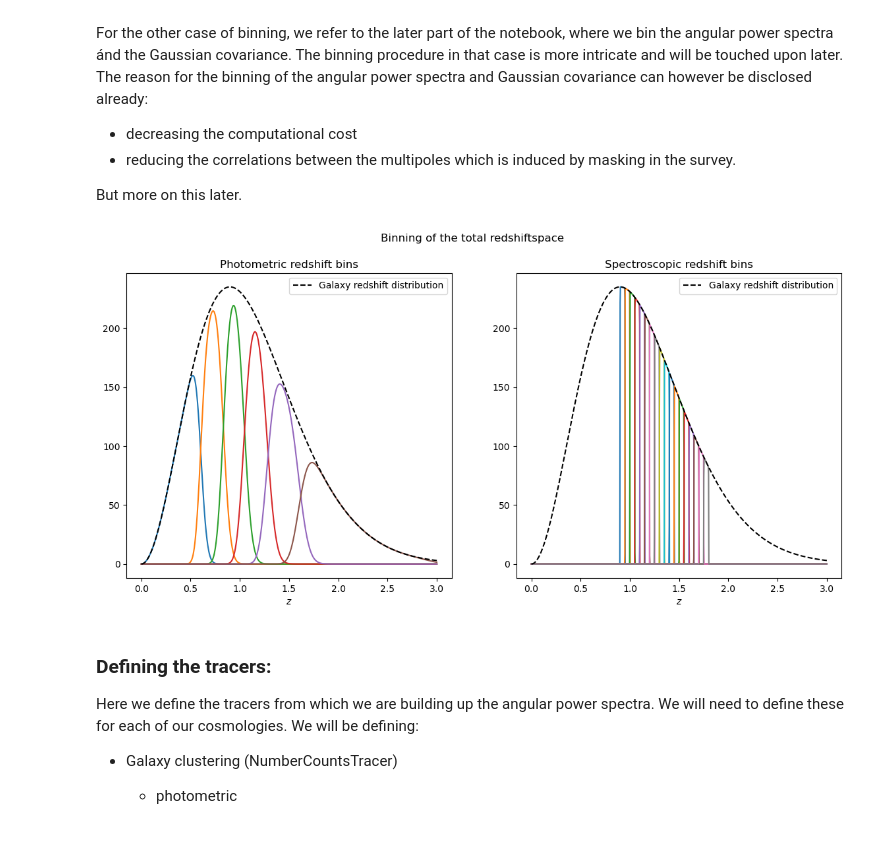
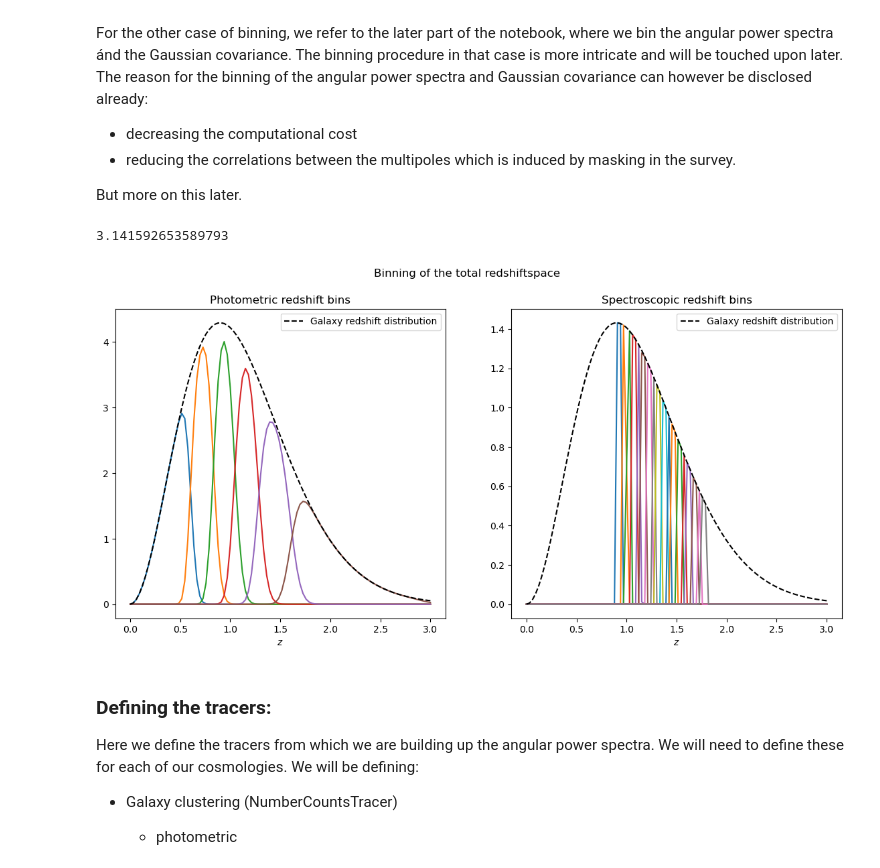
Before and after one commit to XanderHenrik/Masters-Project, a Jupyter notebook: notebooks/identifiability_test.ipynb, the cells around one changed output. Drawn from its saved outputs; the diff is of its cells as text; code cells hidden in the pictures; blank space fills up the shorter version.

```diff
--- a/notebooks/identifiability_test.ipynb
+++ b/notebooks/identifiability_test.ipynb
@@ -56,7 +56,7 @@ The neutrino parameters to which cosmology is sensitive, and theoretically/pheno
 The different cosmologies we define below will mainly be based on these paramters and relative variations on these.
 # %%
 # We define the cosmology:
-lcdm_cosmo = ccl.Cosmology(Omega_c=0.27, Omega_b=0.045, h=0.67, A_s=2.1e-9, n_s=0.96, Neff=3.044)
+lcdm_cosmo = ccl.Cosmology(Omega_c=0.27, Omega_b=0.045, h=0.67, A_s=2.1e-9, n_s=0.96)#, Neff=3.044)
 
 # Alternate neutrino cosmologies:
 neutrino_cosmo = ccl.Cosmology(Omega_c=0.27, Omega_b=0.045, h=0.67, A_s=2.1e-9, n_s=0.96, Neff=3.044, m_nu=0.12, mass_split='normal')
@@ -64,8 +64,8 @@ zero_mm_cosmo = ccl.Cosmology(Omega_c=0.27, Omega_b=0.045, h=0.67, A_s=2.1e-9, n
 single_nu_cosmo = ccl.Cosmology(Omega_c=0.27, Omega_b=0.045, h=0.67, A_s=2.1e-9, n_s=0.96, Neff=3.044, m_nu=0.12, mass_split='single')
 
 # The specifics of the angular power spectra:
-l = np.linspace(1, 1000, 1000) # multipole moments; ensure that these are 1 to 1 such that the multipole binninb can be done well later on
-z = np.linspace(0., 3.0, 1000) # redshifts
+l = np.linspace(1, 100, 100) # multipole moments; ensure that these are 1 to 1 such that the multipole binninb can be done well later on
+z = np.linspace(0., 3.0, 100) # redshifts
 a = (1./(1+z))[::-1]
 
 # Biases:
@@ -90,42 +90,47 @@ For the other case of binning, we refer to the later part of the notebook, where
 But more on this later.
 # %%
 # We define the photometric and spectra through the following:
+# From Euclis we find n_bar = 30 per arcmin**2; we want n_bar however to be in steradian
+n_bar = 30 * (60**2) * (np.pi/180)**2 # Assume a galaxy density and accompanying reshift distribution:
 
 # Photometric:
-# From Euclis we find n_bar = 30 per arcmin**2
-n_bar = 300 # Assume a galaxy density and accompanying reshift distribution:
+n_bar_phot = n_bar/6
 dndz = glass.observations.smail_nz(z, z_mode=0.9, alpha=2., beta=1.5)
-dndz *= n_bar
-zbins = glass.observations.equal_dens_zbins(z, dndz, nbins=6)
-phot_tomo_bins = glass.observations.tomo_nz_gausserr(z, dndz, 0.03, zbins) # Where the bin error is 0.03
+# dndz *= n_bar
+dndz_phot = dndz * n_bar_phot
+zbins = glass.observations.equal_dens_zbins(z, dndz_phot, nbins=6)
+phot_tomo_bins = glass.observations.tomo_nz_gausserr(z, dndz_phot, 0.03, zbins) # Where the bin error is 0.03
 
 # Spectroscopic:
-spec_z = (np.heaviside((z - 0.9), 1) - np.heaviside((z - 1.8), 1)) * dndz
+n_bar_spec = n_bar/18
+dndz_spec = dndz * n_bar_spec
+spec_z = (np.heaviside((z - 0.9), 1) - np.heaviside((z - 1.8), 1)) * dndz_spec
 spec_zbins = glass.observations.fixed_zbins(zmin=0.9, zmax=1.8, dz=0.05)
 spec_tomo_bins = glass.observations.tomo_nz_gausserr(z, spec_z, 0.0003, spec_zbins)
 
 # We now visualize the redshift binning:
 fig, axes = plt.subplots(figsize=(14, 6), nrows=1, ncols=2)
 plt.suptitle("Binning of the total redshiftspace")
 
 # Show the photometric bins in a plot:
 axes[0].set_title("Photometric redshift bins")
 for i in range(len(phot_tomo_bins)):
     axes[0].plot(z, phot_tomo_bins[i])
-axes[0].plot(z, dndz, 'k--', label='Galaxy redshift distribution')
+axes[0].plot(z, dndz_phot, 'k--', label='Galaxy redshift distribution')
 axes[0].legend()
 axes[0].set_xlabel("$z$")
 
 # Show the spectroscopic bins in a plot:
 axes[1].set_title("Spectroscopic redshift bins")
 for i in range(len(spec_tomo_bins)):
     axes[1].plot(z, spec_tomo_bins[i])
-axes[1].plot(z, dndz, 'k--', label='Galaxy redshift distribution')
+axes[1].plot(z, dndz_spec, 'k--', label='Galaxy redshift distribution')
 axes[1].legend()
 axes[1].set_xlabel("$z$")
 plt.show()
 # %% [output]
+3.141592653589793
-[figure, old version]
+[figure, new version]
 # %% [markdown]
 ### Defining the tracers:
 Here we define the tracers from which we are building up the angular power spectra. We will need to define these for each of our cosmologies. We will be defining:
```
Also changed, not shown: parts of 15 cells of this notebook, 3 other files.
